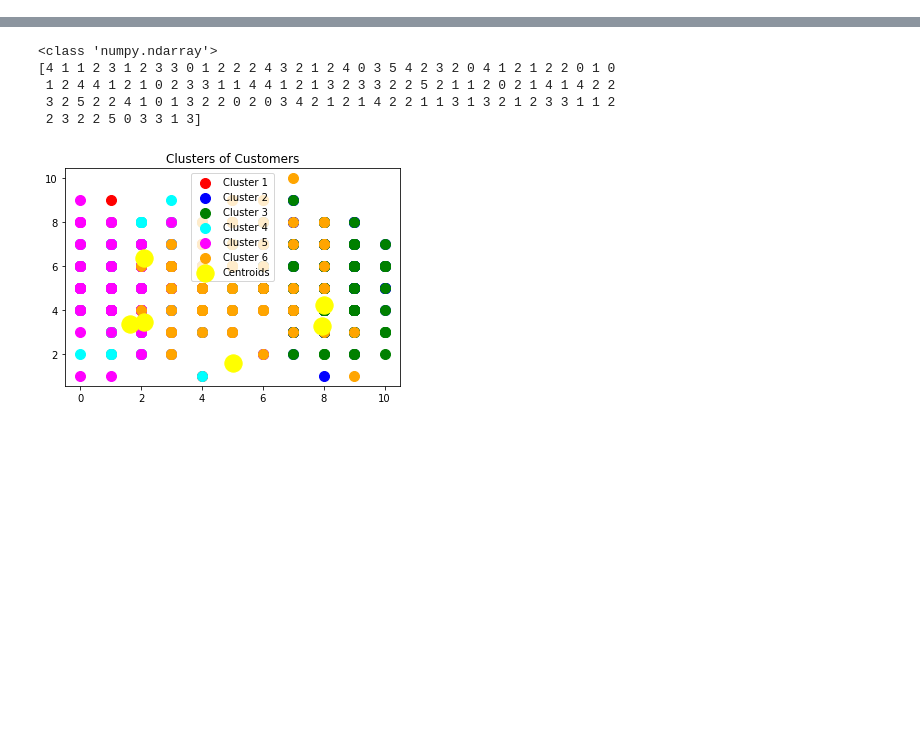
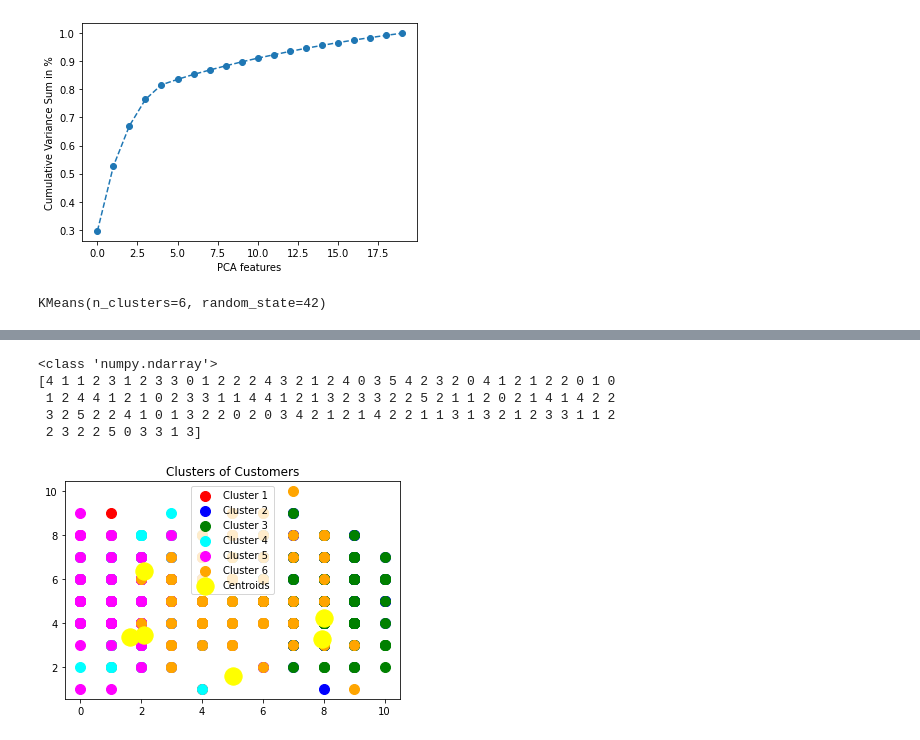
Before and after one commit to ss5880/CSCI-720-HW08-Cross-Correlation-Agglomeration, a Jupyter notebook: HW_08 Part 3 Jupyter.ipynb, the cells around one changed output, grey strips where cells are left out. Saved outputs shown, nothing was run; the diff lists cells and outputs as text; code cells hidden in the pictures; blank space fills up the shorter version.

```diff
--- a/HW_08 Part 3 Jupyter.ipynb
+++ b/HW_08 Part 3 Jupyter.ipynb
@@ -31,0 +54,18 @@ def K_Means_library(data):
+# %%
+plt.plot(features, pca.explained_variance_ratio_.cumsum(), marker = 'o', linestyle = '--')
+plt.xlabel("PCA features")
+plt.ylabel("Cumulative Variance Sum in %")
+plt.savefig('PCA feasure vs Cumulative Variance Sum.png')
+plt.show()
+# %% [output]
+[figure, added]
+# %%
+pca = PCA(n_components=4)
+pca.fit(data)
+scores_pca = pca.transform(data)
+
+N_CLUSTERS = 6
+kmeans_pca = KMeans(n_clusters = N_CLUSTERS, init = 'k-means++', random_state = 42)
+kmeans_pca.fit(scores_pca)
+# %% [output]
+KMeans(n_clusters=6, random_state=42)
```
Also changed, not shown: parts of 8 cells of this notebook, 2 other files.
